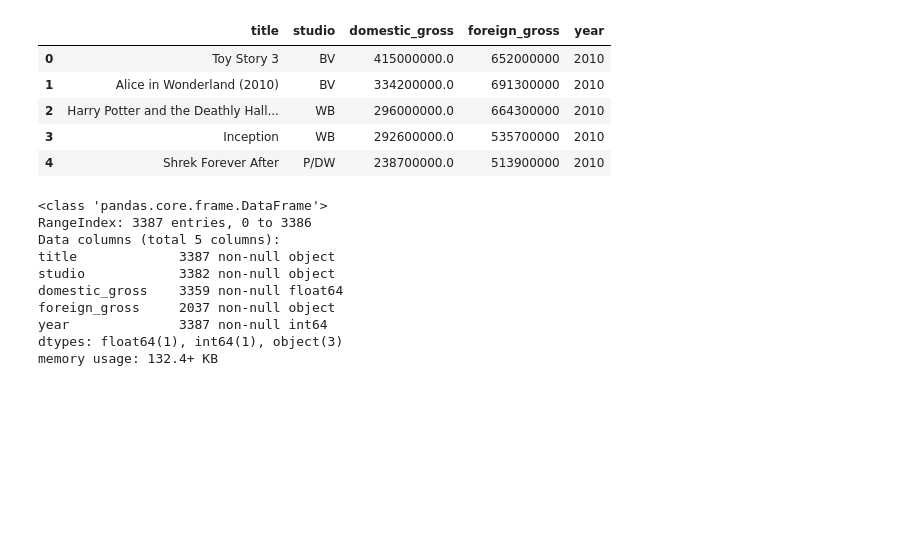
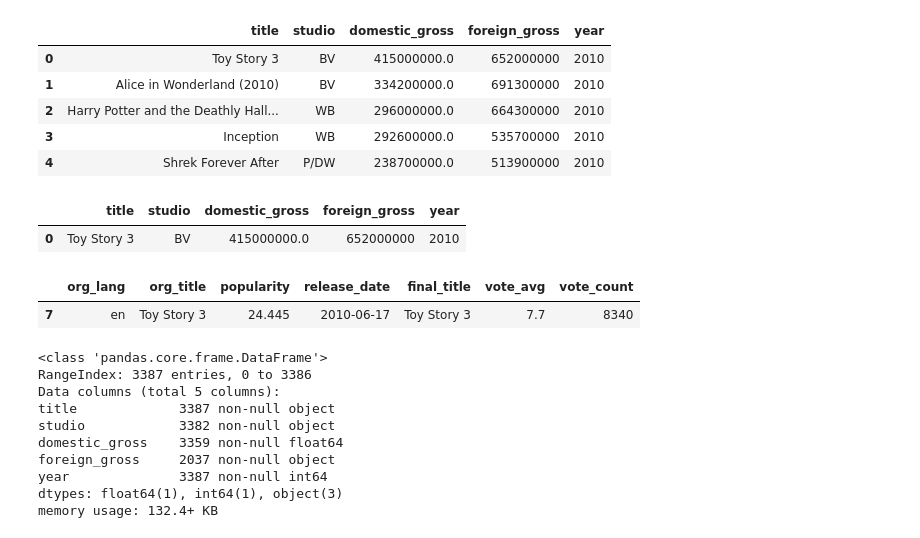
Before and after one commit to yunghanjeong/091420NYCDS_P1_G2_Project, a Jupyter notebook: prelim_dea_yung.ipynb, the cells around one changed output. Drawn from its saved outputs; the diff is of its cells as text; code cells hidden in the pictures; blank space fills up the shorter version.

```diff
--- a/prelim_dea_yung.ipynb
+++ b/prelim_dea_yung.ipynb
@@ -80,6 +93,16 @@ bomgr_df.head()
 | 2 | Harry Potter and the Deathly Hall... | WB | 296000000.0 | 664300000 | 2010 |
 | 3 | Inception | WB | 292600000.0 | 535700000 | 2010 |
 | 4 | Shrek Forever After | P/DW | 238700000.0 | 513900000 | 2010 |
+# %%
+bomgr_df[bomgr_df.title == "Toy Story 3"]
+# %% [output]
+|  | title | studio | domestic_gross | foreign_gross | year |
+| 0 | Toy Story 3 | BV | 415000000.0 | 652000000 | 2010 |
+# %%
+tmdb_check_df[tmdb_check_df.final_title == "Toy Story 3"]
+# %% [output]
+|  | org_lang | org_title | popularity | release_date | final_title | vote_avg | vote_count |
+| 7 | en | Toy Story 3 | 24.445 | 2010-06-17 | Toy Story 3 | 7.7 | 8340 |
 # %%
 bomgr_df.info()
 # %% [output]
```
Also changed, not shown: parts of 10 cells of this notebook, 1 other file.
